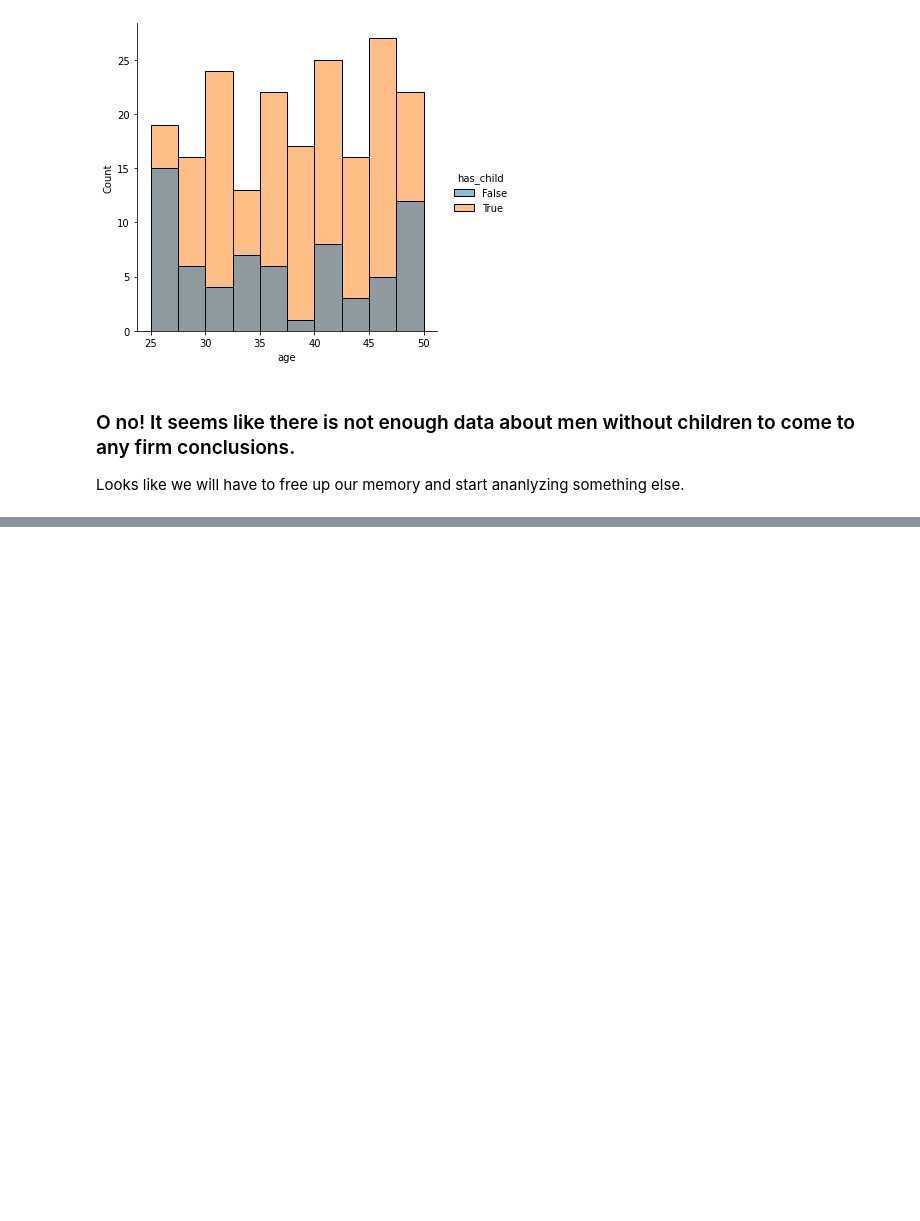
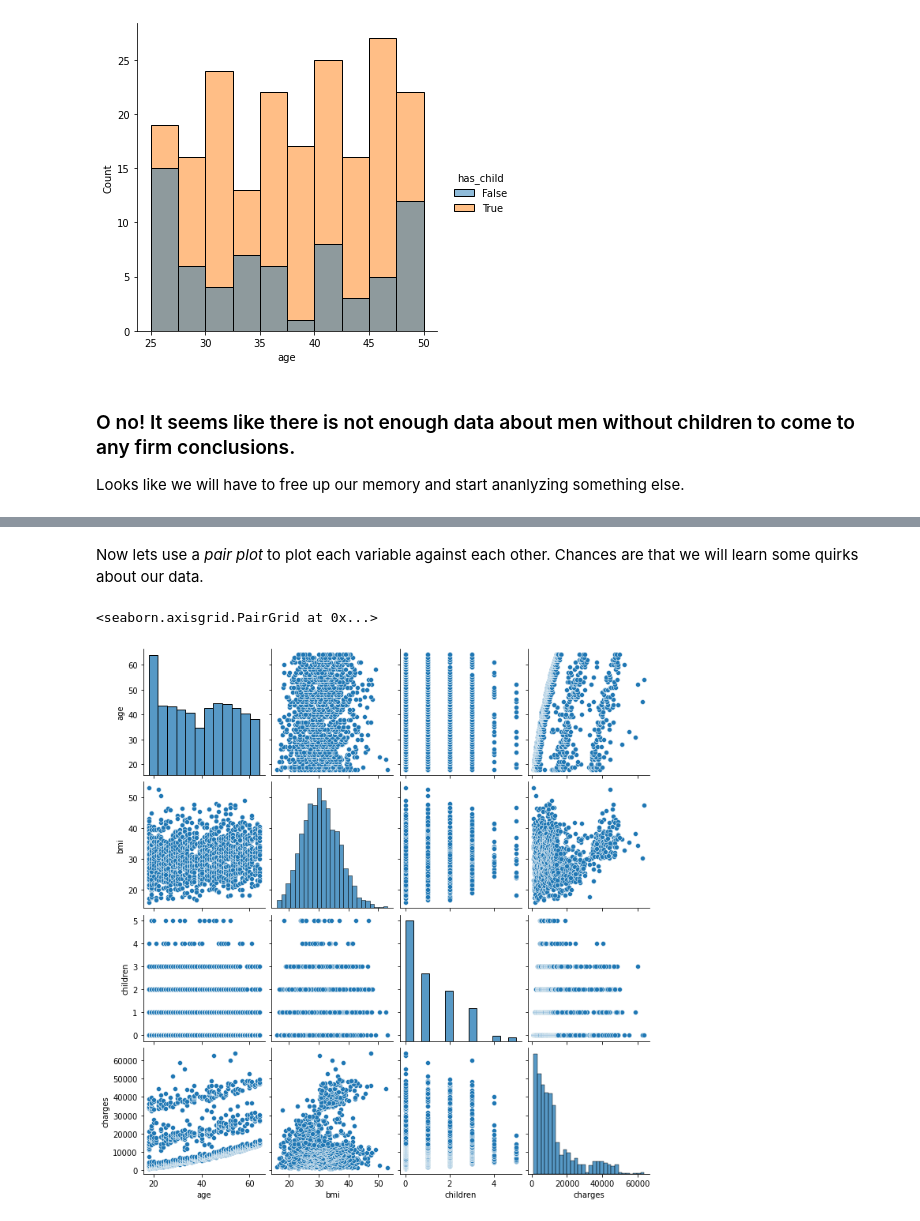
Before and after one commit to data301-2020-winter2/course-project-group_1041, a Jupyter notebook: analysis/Matthew/milestone2.ipynb, the cells around one changed output, grey strips where cells are left out. Drawn from its saved outputs; the diff is of its cells as text; code cells hidden in the pictures; blank space fills up the shorter version.

```diff
--- a/analysis/Matthew/milestone2.ipynb
+++ b/analysis/Matthew/milestone2.ipynb
@@ -95,0 +93,11 @@ gc.collect()
+# %%
+df = load_data(
+    DATA_PATH
+)
+# %% [markdown]
+Now lets use a _pair plot_ to plot each variable against each other. Chances are that we will learn some quirks about our data.
+# %%
+sns.pairplot(df)
+# %% [output]
+<seaborn.axisgrid.PairGrid at 0x...>
+[figure, added]
```
Also changed, not shown: parts of 10 cells of this notebook, 2 other files.
